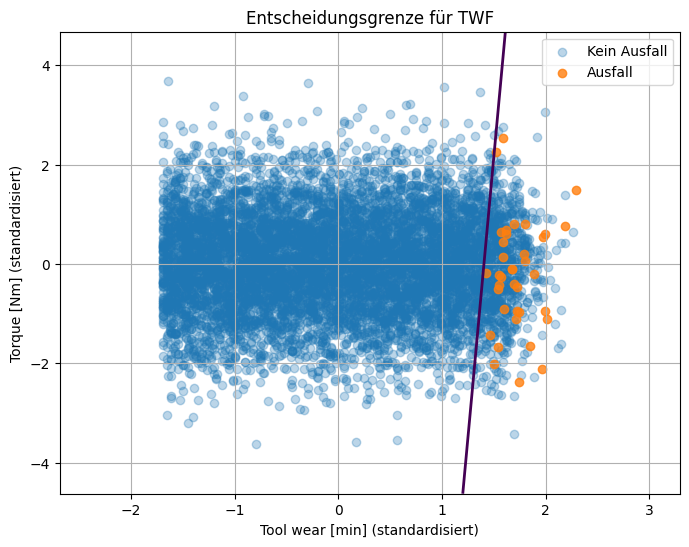
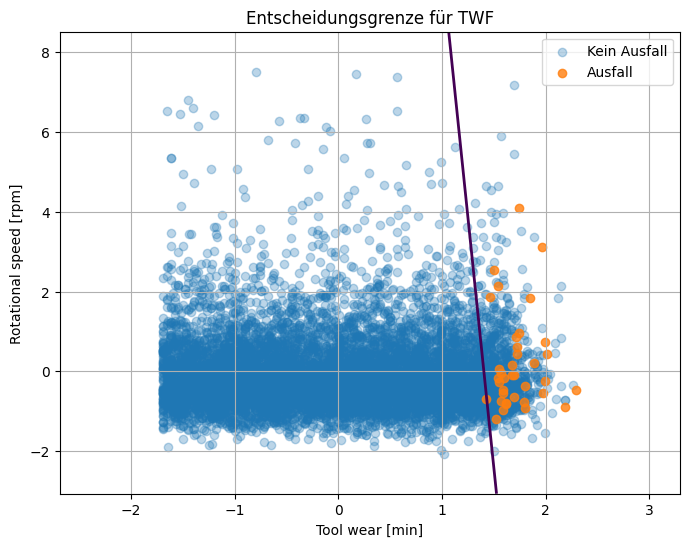
The notebook cell's code change between the first figure and the second:
--- before
+++ after
@@ -9,5 +9,5 @@
 plt.scatter(
     X_plot[y_train.ravel() == 0, 0], # Tool wear
-    X_plot[y_train.ravel() == 0, 1], # Torque
+    X_plot[y_train.ravel() == 0, 1], # Rotational speed
     alpha=0.3, 
     label='Kein Ausfall'
@@ -42,6 +42,6 @@
 plt.contour(xx1, xx2, Z, levels=[0.7], linewidths=2)
 
-plt.xlabel('Tool wear [min]' + " (standardisiert)")
-plt.ylabel('Torque [Nm]' + " (standardisiert)")
+plt.xlabel('Tool wear [min]')
+plt.ylabel('Rotational speed [rpm]')
 plt.title(f"Entscheidungsgrenze für TWF")
 plt.legend()

Commit: Kommentare TWF